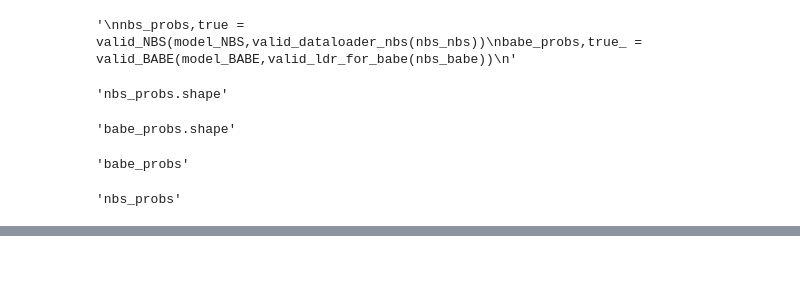
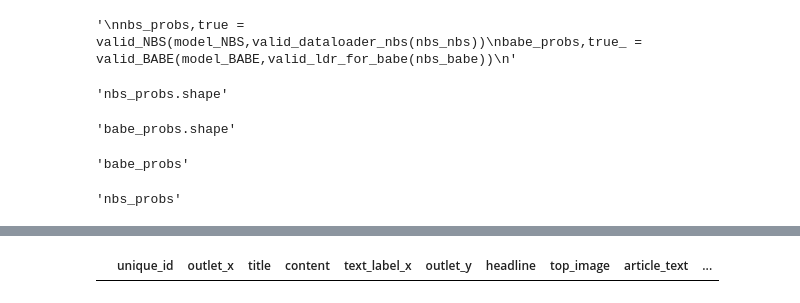
Before and after one commit to Foxtrot123-png/Multi-modal-News-Bias-Detection-and-Analyzing-LLM-performance-for-debiasing, a Jupyter notebook: EDA/Fusion.IPYNB, the cells around one changed output, grey strips where cells are left out. Saved outputs shown, nothing was run; the diff lists cells and outputs as text; code cells hidden in the pictures; blank space fills up the shorter version.

```diff
--- a/EDA/Fusion.IPYNB
+++ b/EDA/Fusion.IPYNB
@@ -58,4 +58,6 @@ nbs_ = nbs_.applymap(lambda x: x.lower() if isinstance(x, str) else x)
 nbs_['MultiModal_Label']=nbs_['MultiModal_Label'].apply(lambda x : 'biased' if x=='Likely' else 'non-biased')
 # %%
 nbs_['MultiModal_Label'] = nbs_['MultiModal_Label'].apply(lambda x: 1 if x == 'biased' else 0)
+# %%
+nbs_test_final = nbs_.iloc[5999:]
 # %%
@@ -622,0 +625,4 @@ Error:
+# %%
+nbs_test_final
+# %% [output]
+|  | unique_id | outlet_x | title | content | text_label_x | outlet_y | headline | top_image | article_text | ... |
```
Also changed, not shown: parts of 7 cells of this notebook, 1 other file.
